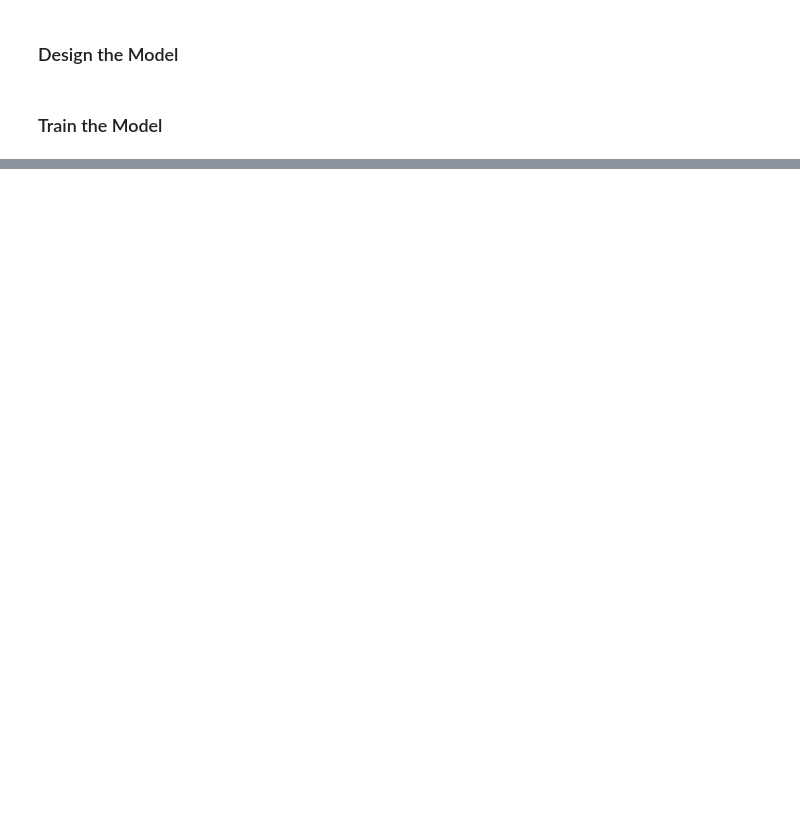
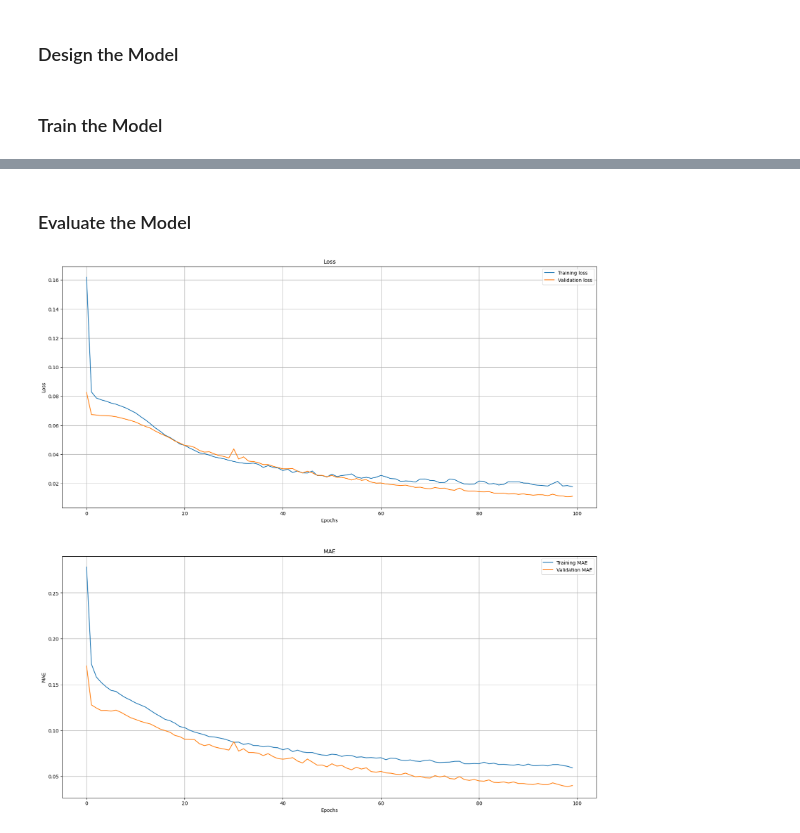
Before and after one commit to ErfanRasti/digital-signal-processing-lab, a Jupyter notebook: DigitalFilterDesign/DigitalFilterDesingUsingDeepLearning.ipynb, the cells around one changed output, grey strips where cells are left out. Cells and saved outputs as stored; diff of their text form; code cells hidden in the pictures; blank space fills up the shorter version.

Commit message:
Add model evaluation

```diff
--- a/DigitalFilterDesign/DigitalFilterDesingUsingDeepLearning.ipynb
+++ b/DigitalFilterDesign/DigitalFilterDesingUsingDeepLearning.ipynb
@@ -305,15 +307,17 @@ def get_model():
 
     x = layers.Dense(128, activation=None)(x)
     x = layers.BatchNormalization()(x)
-    x = layers.Activation('sigmoid')(x)
+    x = layers.Activation('relu')(x)
+    x = layers.Dropout(0.2)(x)
 
     x = layers.Dense(256, activation=None)(x)
     x = layers.BatchNormalization()(x)
-    x = layers.Activation('sigmoid')(x)
+    x = layers.Activation('relu')(x)
+    x = layers.Dropout(0.2)(x)
 
     x = layers.Dense(512, activation=None)(x)
     x = layers.BatchNormalization()(x)
-    x = layers.Activation('sigmoid')(x)
+    x = layers.Activation('relu')(x)
     x = layers.Dropout(0.2)(x)
 
 
@@ -330,7 +334,7 @@ def get_model():
 import os
 MODELS_DIR = 'models'
 model = get_model()
-model.compile(optimizer=keras.optimizers.Adam(learning_rate=0.01),
+model.compile(optimizer=keras.optimizers.Adam(learning_rate=0.001),
               loss='mse',metrics=['mae'])
 callbacks = [
     keras.callbacks.ModelCheckpoint(filepath=os.path.join(
@@ -344,0 +367,28 @@ history = model.fit(X_train, Y_train, epochs=100,
+# %% [markdown]
+### Evaluate the Model
+# %%
+def plot_history(history):
+    plt.figure(figsize=(20, 20))
+    plt.subplot(2, 1, 1)
+    plt.plot(history.history['loss'], label='Training loss')
+    plt.plot(history.history['val_loss'], label='Validation loss')
+    plt.xlabel('Epochs')
+    plt.ylabel('Loss')
+    plt.title('Loss')
+    plt.legend()
+    plt.grid()
+
+    plt.subplot(2, 1, 2)
+    plt.plot(history.history['mae'], label='Training MAE')
+    plt.plot(history.history['val_mae'], label='Validation MAE')
+    plt.xlabel('Epochs')
+    plt.ylabel('MAE')
+    plt.title('MAE')
+    plt.legend()
+    plt.grid()
+
+    plt.show()
+
+plot_history(history)
+# %% [output]
+[figure, added]
```
Also changed, not shown: parts of 4 cells of this notebook.
